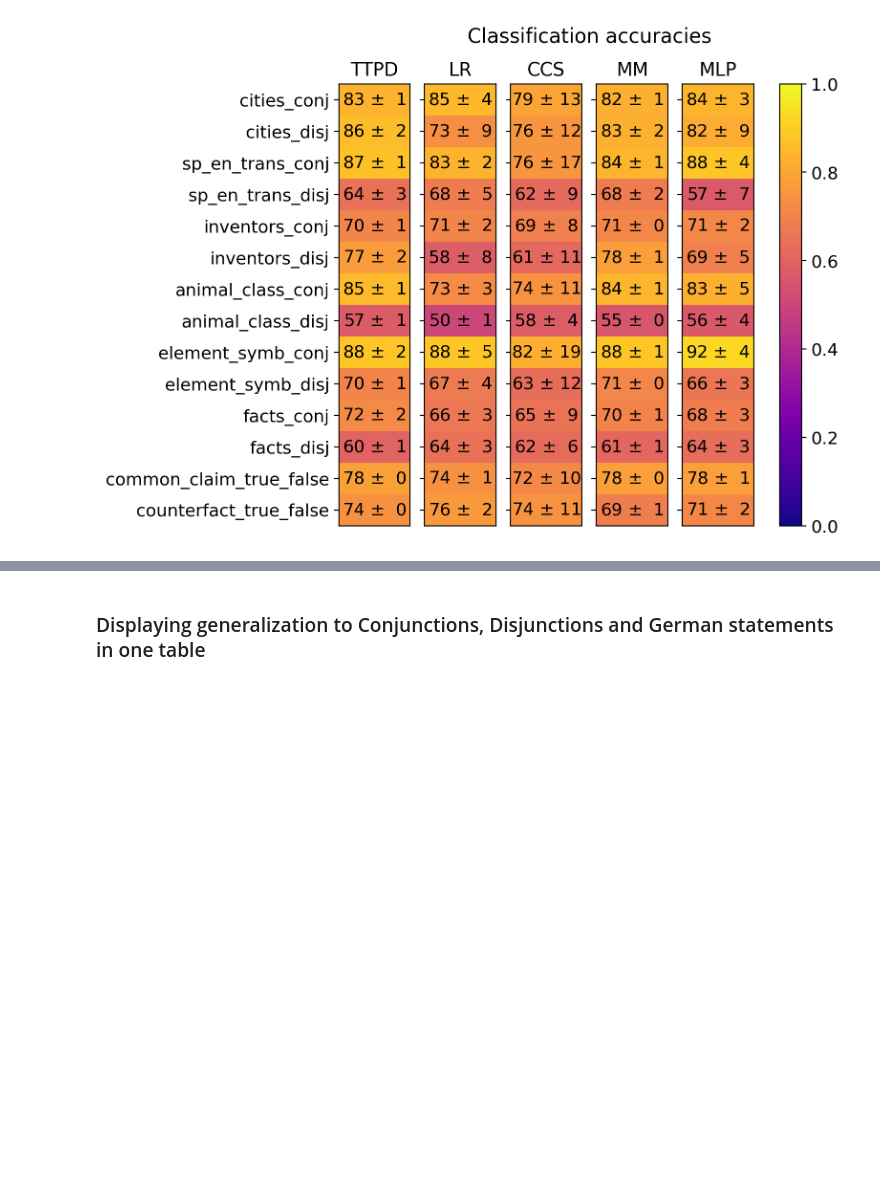
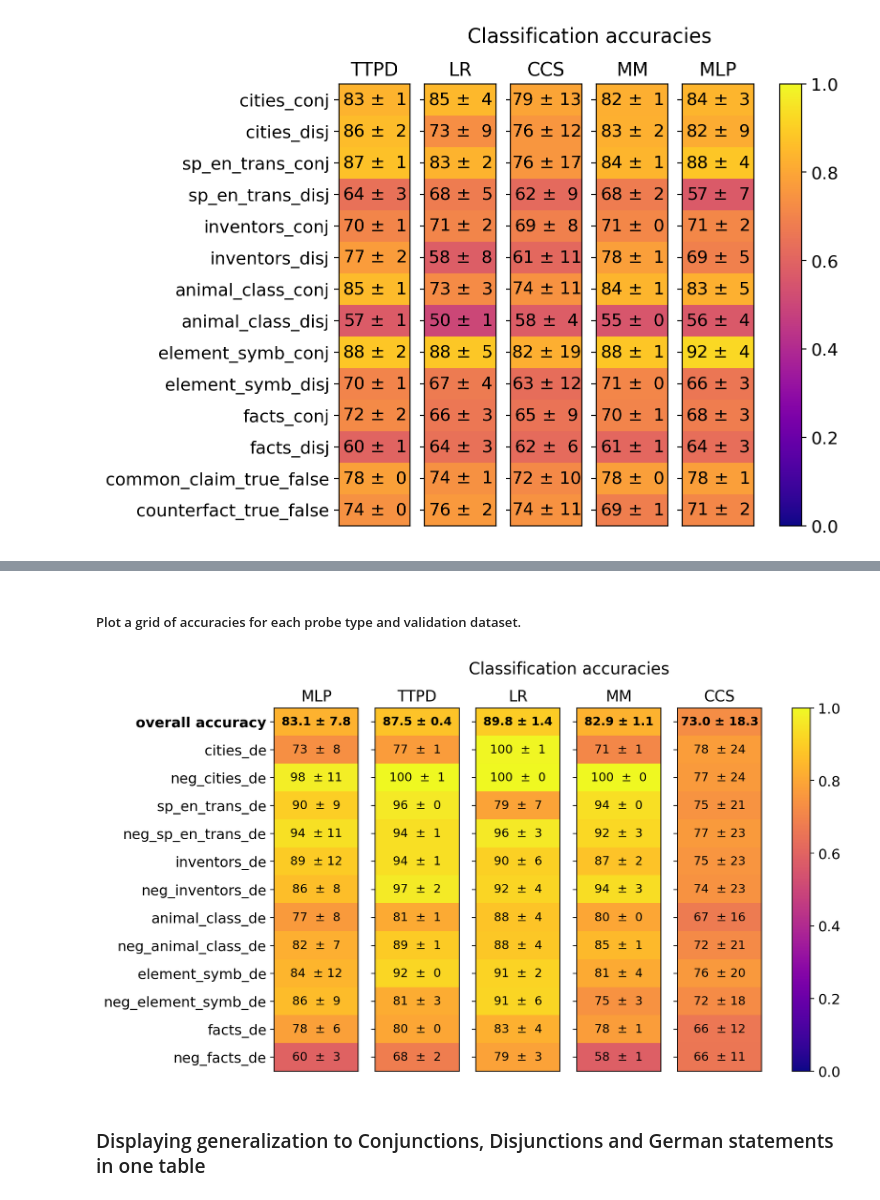
Before and after one commit to Fjallripa/Truth_is_Universal, a Jupyter notebook: lie_detection.ipynb, the cells around one changed output, grey strips where cells are left out. Cells and saved outputs as stored; diff of their text form; code cells hidden in the pictures; blank space fills up the shorter version.

Commit message:
implement a feature to save experiment results. add 'overall accuracy' to plots.

```diff
--- a/lie_detection.ipynb
+++ b/lie_detection.ipynb
@@ -273,3 +274,0 @@ tensor([1., 0., 1., 1., 0., 1., 0., 0., 1., 1.])
-# %%
-predictions = probe.pred(acts).flatten()
-print(f"{torch.mean((predictions == labels).float()).item() * 100:.2f}%")
@@ -532,0 +452,16 @@ plt.savefig(f"./results/lie_detection--german--{model_name}.svg",
+# %%
+probe_accuracies = compute_average_accuracies(results, num_iter)   # overall accuracies for each probe type
+dataset_accuracies = compute_statistics(results)  # accuracies for each probe type and validation dataset
+meta_info = {
+    'notebook_name': notebook_name,
+    'model_name': model_name,
+    'layer': layer,
+    'experiment_name': experiment_name,
+    'probe_names': probe_names,
+    'validation_type': validation_type,
+    'num_iterations': num_iter,
+    'train_sets': train_sets,
+    'val_sets': val_sets,
+}   # Create a dictionary with meta information
+
+show_and_save_results(probe_accuracies, dataset_accuracies, meta_info, save=True)
@@ -533,3 +480,61 @@ plt.savefig(f"./results/lie_detection--german--{model_name}.svg",
+# %% [markdown]
+##### Plot a grid of accuracies for each probe type and validation dataset.
+# %%
+fig, axes = plt.subplots(figsize=(10, 6), ncols=len(probe_names))
+fig.suptitle("Classification accuracies", fontsize=15)
+
+# build the overall‐accuracy lists once
+overall_means = [probe_accuracies[probe]['mean'] for probe in probe_names]
+overall_stds  = [probe_accuracies[probe]['std_dev']  for probe in probe_names]
+
+for t, (ax, key) in enumerate(zip(axes, probe_names)):
+    # build the per‐dataset grid
+    grid = [[dataset_accuracies[key]['mean'][dataset]] for dataset in val_sets]
+    grid_std = [[dataset_accuracies[key]['std'][dataset]] for dataset in val_sets]
+
+    # insert the "overall" row at the top
+    grid.insert(0, [overall_means[t]])
+    grid_std.insert(0, [overall_stds[t]])
+
+    # draw it
+    im = ax.imshow(grid, vmin=0, vmax=1, cmap='plasma', aspect='auto')
+
+    # annotate
+    for i, row in enumerate(grid):
+        for j in range(len(row)):
+            val = grid[i][j]
+            std = grid_std[i][j]
+            if i == 0:
+                text = f"{val*100:3.1f} ± {std*100:3.1f}"
+                weight = 'bold'
+            else:
+                text = f"{val*100:2.0f}  ± {std*100:2.0f}"
+                weight = 'normal'
+            ax.text(j, i, text, ha='center', va='center', fontsize=11, fontweight=weight)
+
+    # ticks and titles
+    ax.set_title(probe_names_short[t], fontsize=14)
+    ax.set_xticks([])
+    ax.set_yticks(range(len(grid)))
+    ax.set_yticklabels([])
+
+# label the y‐axis on the first column only
+yticks = ["overall accuracy"] + val_sets
+axes[0].set_yticklabels(yticks, fontsize=13)
+for label in axes[0].get_yticklabels():
+    if label.get_text() == "overall accuracy":
+        label.set_fontweight("bold")
+    else:
+        label.set_fontweight("normal")
+
+# colorbar
+cbar = fig.colorbar(im, ax=axes)
+cbar.ax.tick_params(labelsize=13)
+
+# save the figure
+plt.savefig(f"./results/{notebook_name}--{experiment_name}--{model_name}.svg", bbox_inches = "tight")
+# %% [output]
+[figure, added]
 # %% [markdown]
 ### Displaying generalization to Conjunctions, Disjunctions and German statements in one table
 # %%
```
Also changed, not shown: parts of 27 cells of this notebook, 1 other file.
